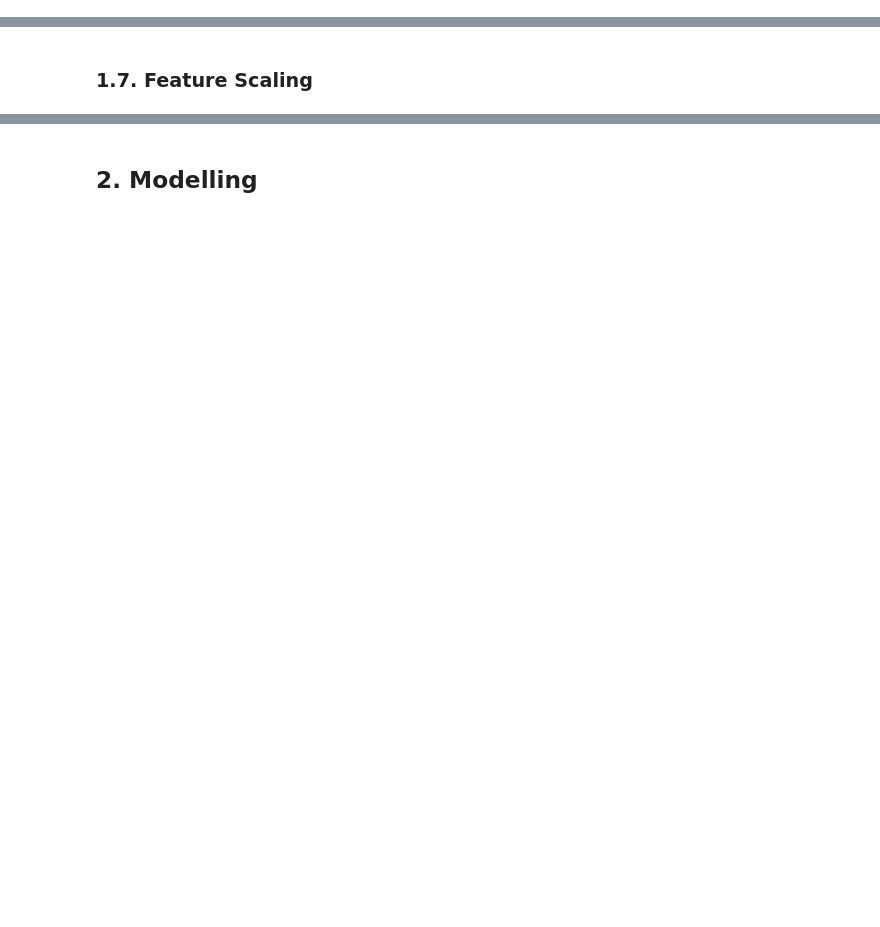
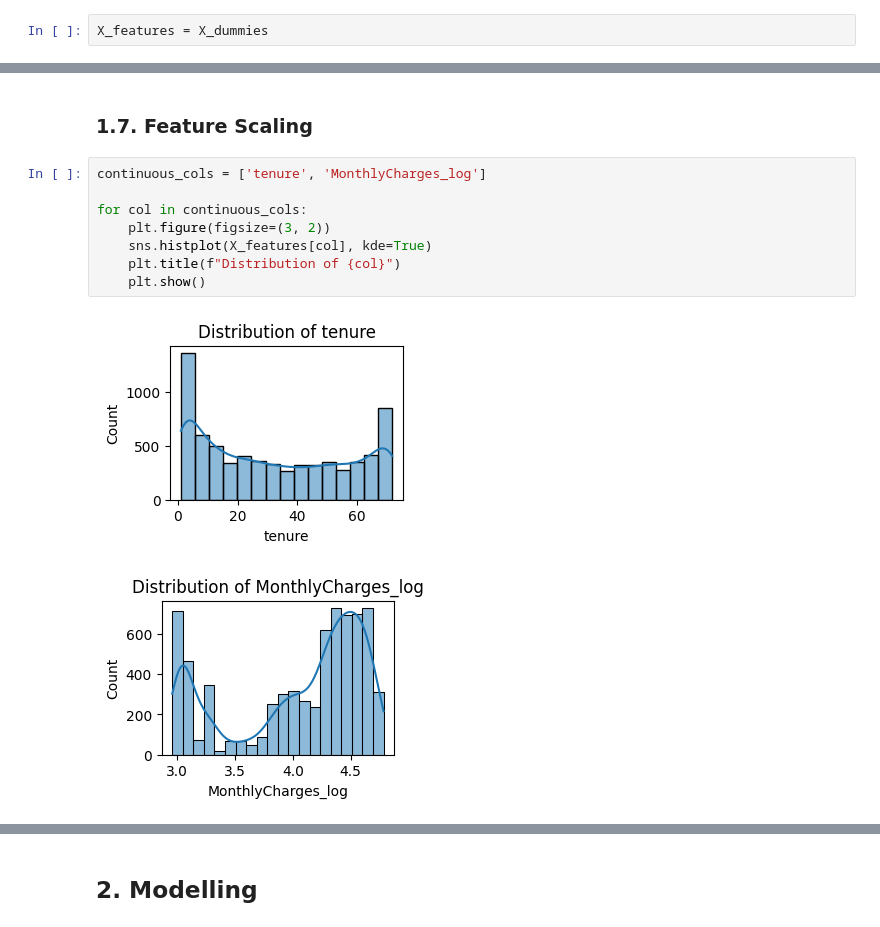
Before and after one commit to codedbyseosy/Exploratory-Data-Analysis-EDA-Project, a Jupyter notebook: Customer Churn Prediction/notebooks/02_modelling.ipynb, the cells around one changed output, grey strips where cells are left out. Cells and saved outputs as stored; diff of their text form; blank space fills up the shorter version.

```diff
--- a/Customer Churn Prediction/notebooks/02_modelling.ipynb
+++ b/Customer Churn Prediction/notebooks/02_modelling.ipynb
@@ -1009,3 +1011,5 @@ print(vif_data.sort_values("VIF", ascending=False))
 4       InternetService_DSL   1.968034
 6                Dependents   1.965661
 3             SeniorCitizen   1.366203
+# %%
+X_features = X_dummies
@@ -1060,2 +1141,13 @@ print(y_test)
 # %% [markdown]
 ### 1.7. Feature Scaling
+# %%
+continuous_cols = ['tenure', 'MonthlyCharges_log']
+
+for col in continuous_cols:
+    plt.figure(figsize=(3, 2))
+    sns.histplot(X_features[col], kde=True)
+    plt.title(f"Distribution of {col}")
+    plt.show()
+# %% [output]
+[figure, added]
+[figure, added]
```
Also changed, not shown: parts of 22 cells of this notebook.
